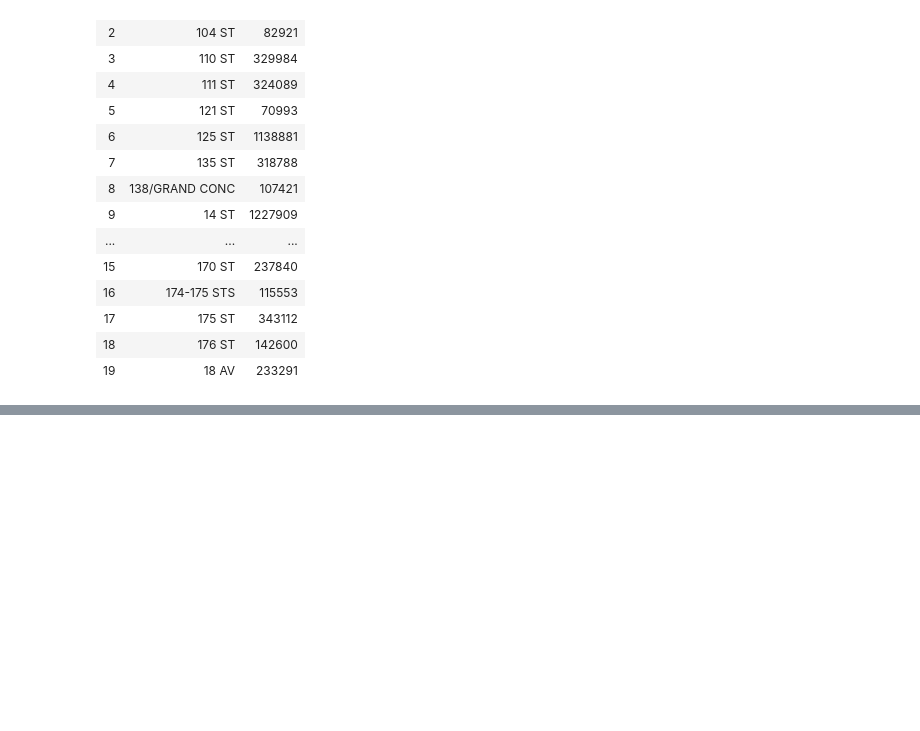
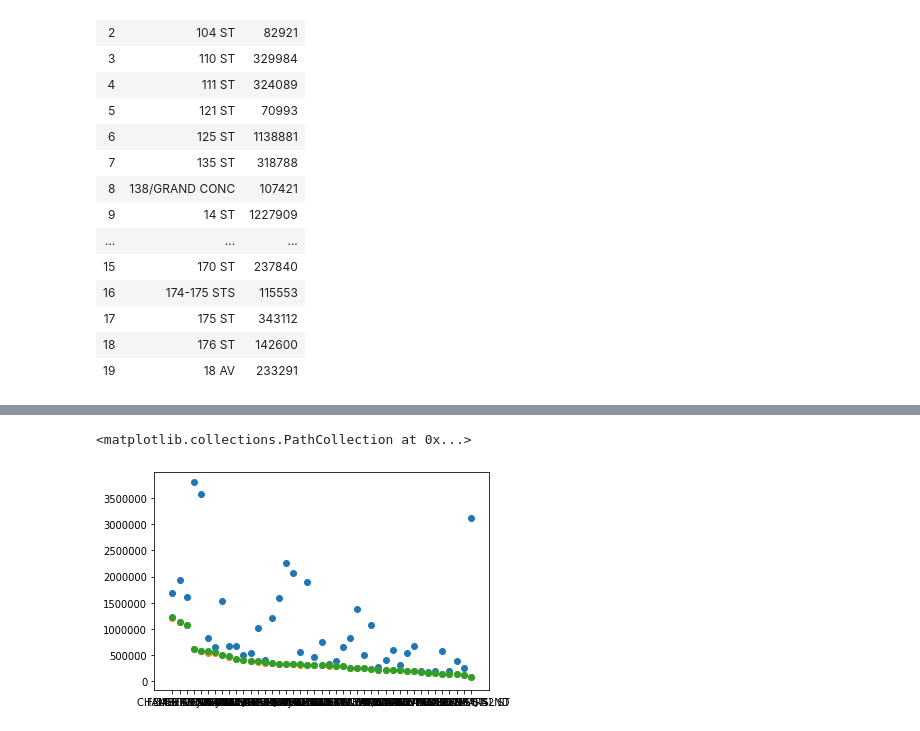
Before and after one commit to huge-reality/MTA_Project_Group_5, a Jupyter notebook: Rush_hour.ipynb, the cells around one changed output, grey strips where cells are left out. Drawn from its saved outputs; the diff is of its cells as text; code cells hidden in the pictures; blank space fills up the shorter version.

Commit message:
Rush hour: Made some figures and found a problem

```diff
--- a/Rush_hour.ipynb
+++ b/Rush_hour.ipynb
@@ -320,0 +322,11 @@ None
+# %%
+x = final['STATION']
+y1 = final['am_diff']
+y2 = final['mid_diff']
+y3 = final['pm_diff']
+plt.scatter(x, y1)
+plt.scatter(x, y2)
+plt.scatter(x, y3)
+# %% [output]
+<matplotlib.collections.PathCollection at 0x...>
+[figure, added]
```
Also changed, not shown: parts of 5 cells of this notebook, 2 other files.
